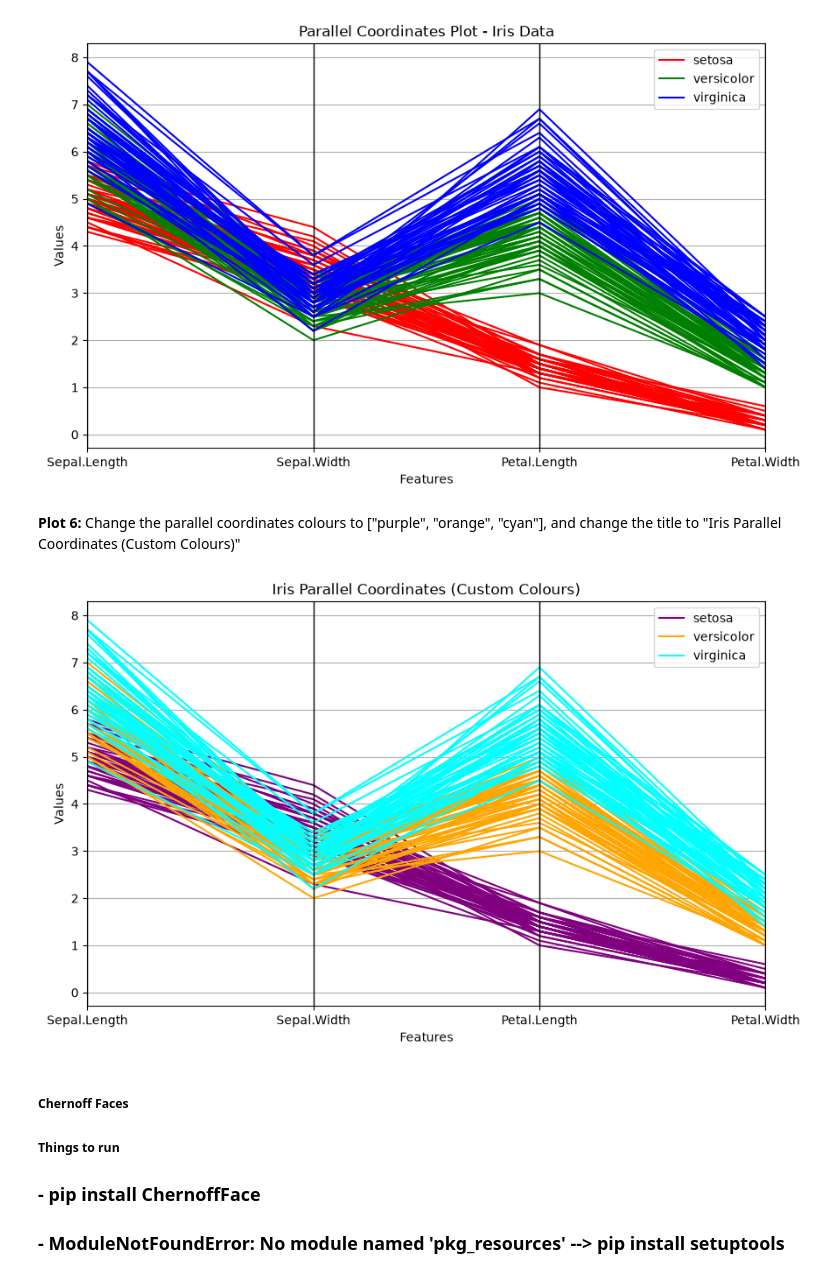
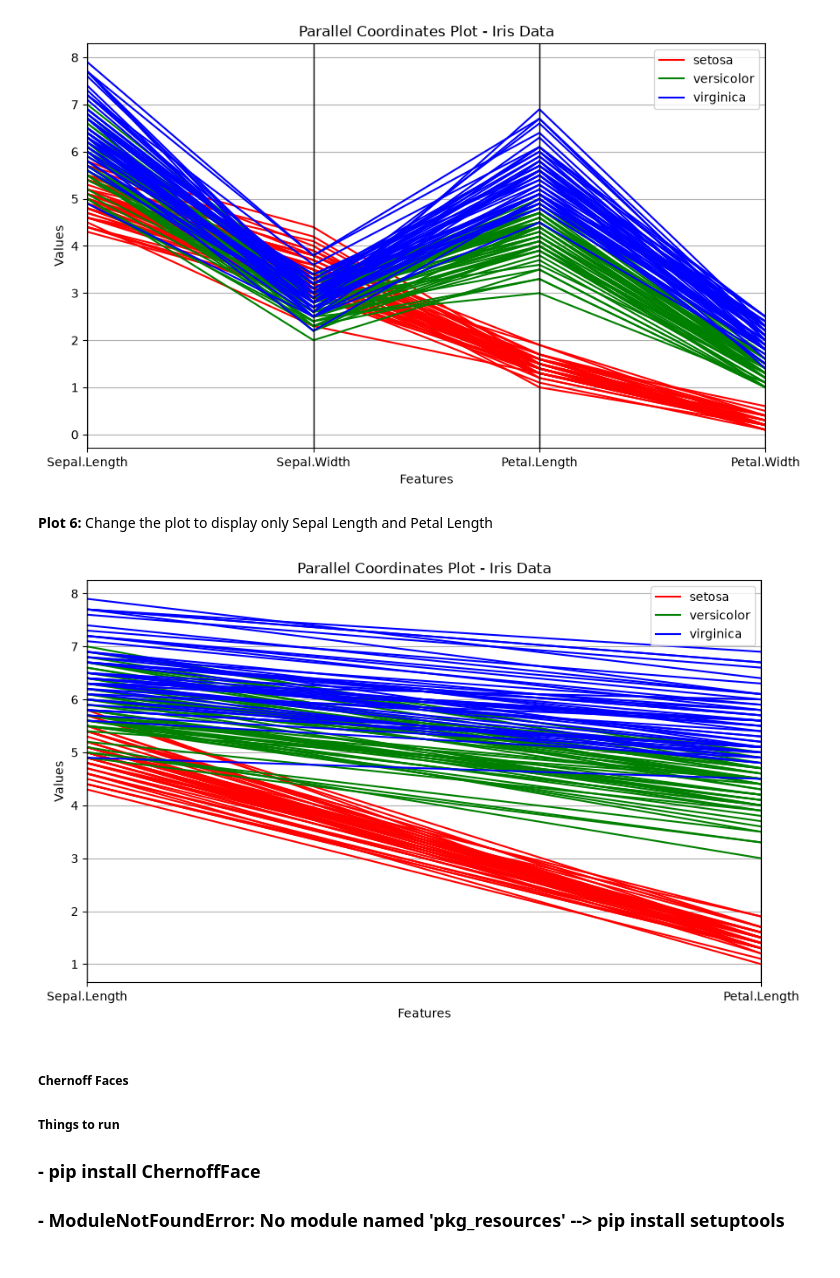
Before and after one commit to dungp-dsai/data-visualization-gta, a Jupyter notebook: workshop_2/ws_2_python_solution.ipynb, the cells around one changed output. Saved outputs shown, nothing was run; the diff lists cells and outputs as text; code cells hidden in the pictures.

```diff
--- a/workshop_2/ws_2_python_solution.ipynb
+++ b/workshop_2/ws_2_python_solution.ipynb
@@ -154,22 +157,24 @@ plt.ylabel('Values')
 plt.show()
 # %% [output]
 [figure]
-# %% [markdown]
-**Plot 6:** Change the parallel coordinates colours to ["purple", "orange", "cyan"], and change the title to "Iris Parallel Coordinates (Custom Colours)"
+# %% [markdown]
+**Plot 6:** Change the plot to display only Sepal Length and Petal Length
 # %%
+# Load the iris dataset
+url = "https://raw.githubusercontent.com/vincentarelbundock/Rdatasets/master/csv/datasets/iris.csv"
+iris = pd.read_csv(url)
+
+# Parallel coordinates plot
 plt.figure(figsize=(10, 6))
-parallel_coordinates(
-    iris,
-    'Species',
-    cols=['Sepal.Length', 'Sepal.Width', 'Petal.Length', 'Petal.Width'],
-    color=['purple', 'orange', 'cyan'],
-)
-plt.title('Iris Parallel Coordinates (Custom Colours)')
+parallel_coordinates(iris, 'Species', cols=['Sepal.Length', 'Petal.Length'], color=['r', 'g', 'b'])
+
+# Add title and show the plot
+plt.title('Parallel Coordinates Plot - Iris Data')
 plt.xlabel('Features')
 plt.ylabel('Values')
 plt.show()
 # %% [output]
-[figure, old version]
+[figure, new version]
 # %% [markdown]
 ##### Chernoff Faces
 ##### Things to run
```
Also changed, not shown: parts of 24 cells of this notebook.
